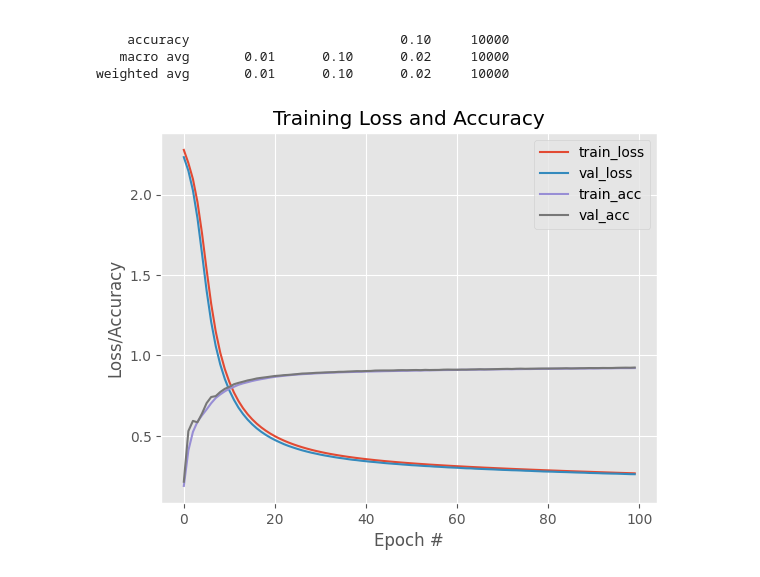
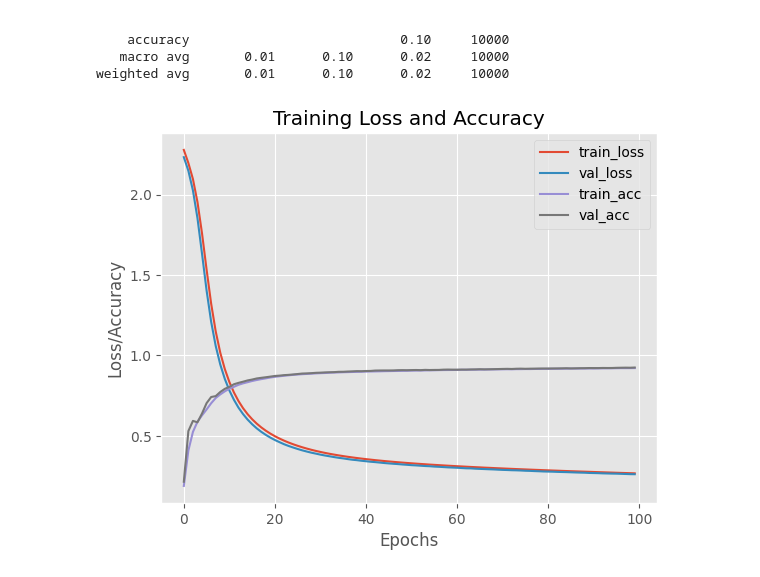
Before and after one commit to le-patrice/500-AI-Machine-learning-Deep-learning-Computer-vision-NLP-Projects-with-code, a Jupyter notebook: mnist_pyimageipynb.ipynb, the cells around one changed output. Drawn from its saved outputs; the diff is of its cells as text; code cells hidden in the pictures.

Commit message:
Visualization for the evaluation of the model

```diff
--- a/mnist_pyimageipynb.ipynb
+++ b/mnist_pyimageipynb.ipynb
@@ -104,14 +104,14 @@ weighted avg       0.01      0.10      0.02     10000
 # %%
 # Plot the training loss and accuracy
 plt.figure()
 plt.plot(np.arange(0,100),H.history["loss"],label="train_loss")
 plt.plot(np.arange(0,100),H.history["val_loss"],label="val_loss")
 plt.plot(np.arange(0,100),H.history["accuracy"],label="train_acc")
 plt.plot(np.arange(0,100),H.history["val_accuracy"],label="val_acc")
 plt.title("Training Loss and Accuracy")
-plt.xlabel("Epoch #")
+plt.xlabel("Epochs")
 plt.ylabel("Loss/Accuracy")
 plt.legend()
 plt.show()
 # %% [output]
-[figure, old version]
+[figure, new version]
```
